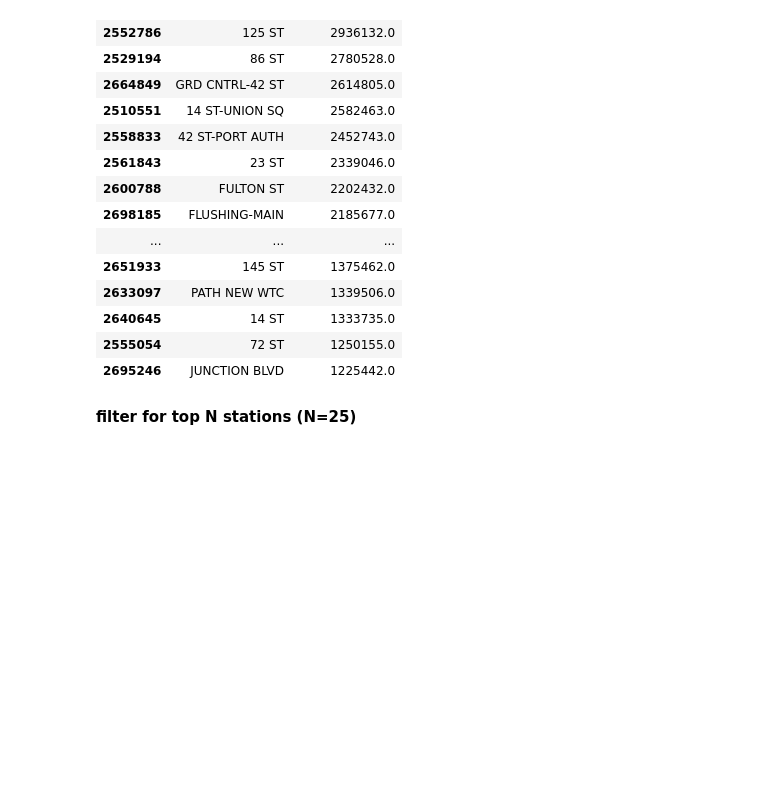
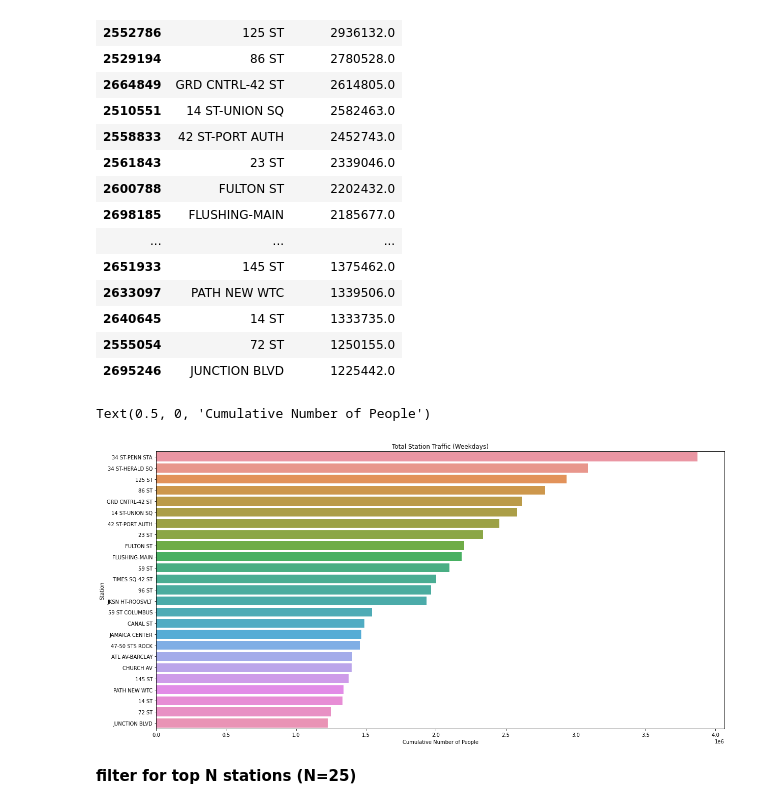
Before and after one commit to aauyeung19/Metis-Project-1, a Jupyter notebook: data cleaning.ipynb, the cells around one changed output. Drawn from its saved outputs; the diff is of its cells as text; code cells hidden in the pictures; blank space fills up the shorter version.

```diff
--- a/data cleaning.ipynb
+++ b/data cleaning.ipynb
@@ -320,6 +323,16 @@ wkday_rank.head(25)
 | 2640645 | 14 ST | 1333735.0 |
 | 2555054 | 72 ST | 1250155.0 |
 | 2695246 | JUNCTION BLVD | 1225442.0 |
+# %%
+plt.figure(figsize=(20,10))
+
+sns.barplot(x='total_st_traffic', y='STATION', data=wkday_rank[:25])
+plt.title('Total Station Traffic (Weekdays)')
+plt.ylabel('Station')
+plt.xlabel('Cumulative Number of People')
+# %% [output]
+Text(0.5, 0, 'Cumulative Number of People')
+[figure, added]
 # %% [markdown]
 **filter for top N stations (N=25)**
 # %%
```
Also changed, not shown: parts of 2 cells of this notebook.
